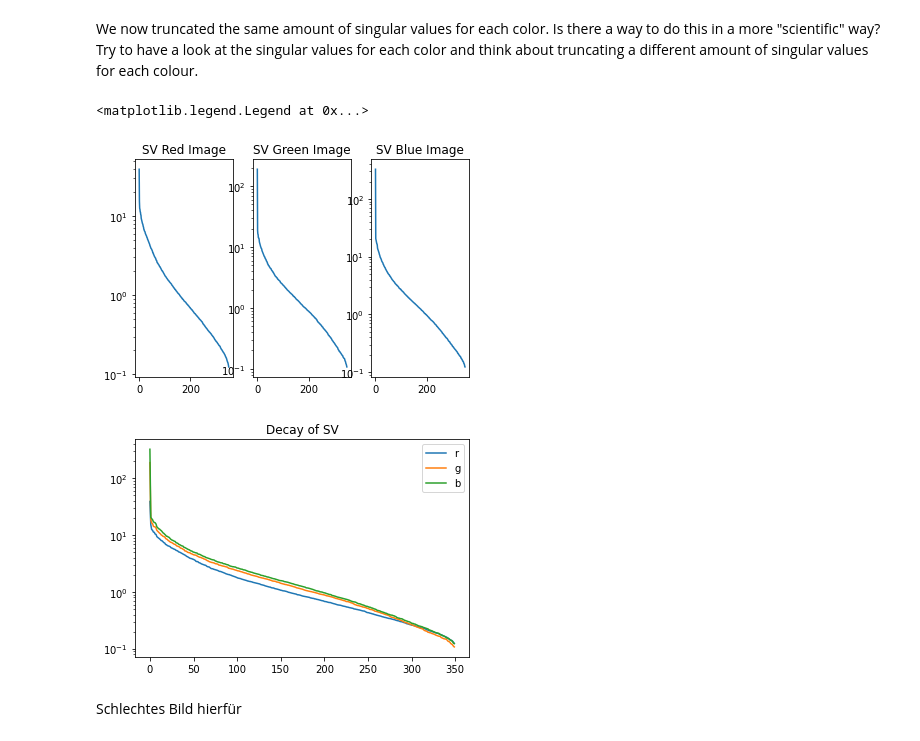
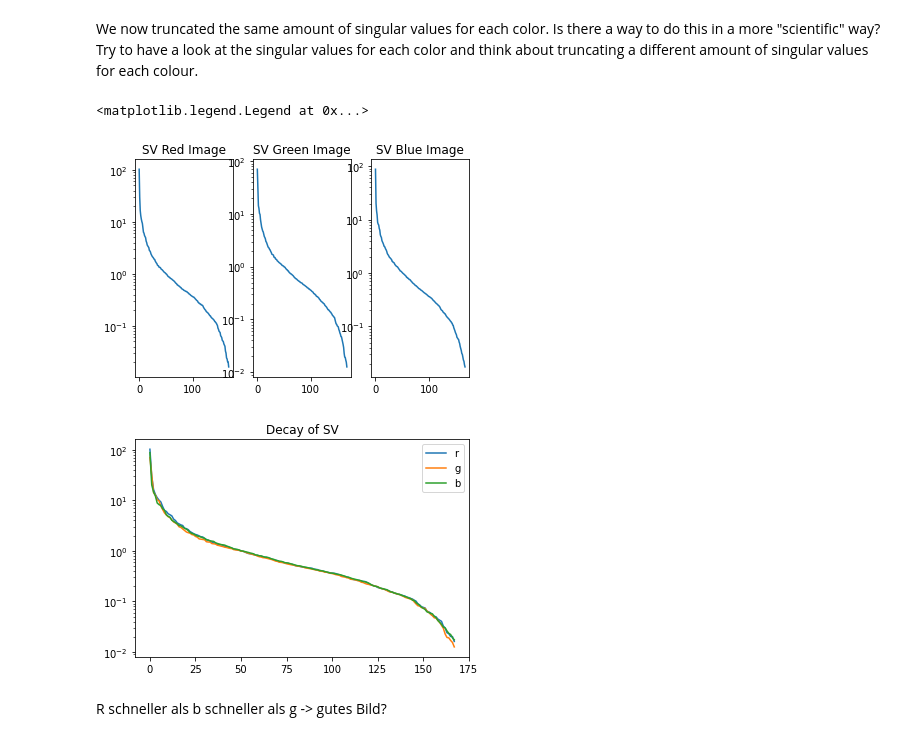
Before and after one commit to Saamuu/DataLab, a Jupyter notebook: DataLab/ImageCompression.ipynb, the cells around one changed output. Saved outputs shown, nothing was run; the diff lists cells and outputs as text; code cells hidden in the pictures.

```diff
--- a/DataLab/ImageCompression.ipynb
+++ b/DataLab/ImageCompression.ipynb
@@ -51,20 +51,16 @@ For the compression we will use a grayscale picture of Angela Merkel. <br>
 To work with the image we must first load the image and put it in a format we can work with. As a first step you should have a look at the imread-function from matplotlib.pyplot (matplotlib.org might help). We will use this function to load the image. This means that we have to know exactly what format the picture has after loading it so we can work with it properly. The function shape() from numpy might help to understand the format.
 # %%
 def im2double(im):
-    #transform the values in A to the interval (0,1)
-    #What happens if we dont do that? Nothing visible, just transform the matrix to float-values instead of int8
     info = np.iinfo(im.dtype)
-    scale = info.max
-    im = im.astype(float)/scale
-    return im, scale
+    return im.astype(float)/info.max
 
 
 # grayscale image (is still saved with 3 channels so I take the first one)
-img = plt.imread("Merkel.jpg")[:,:,0]
-plt.imshow(img)
-print(np.shape(plt.imread("Merkel.jpg")))
-print(plt.imread("Merkel.jpg")[:,:,0])
+img = plt.imread("gauss3.jpg")[:,:,0]
+fig,axs = plt.subplots()
+axs.imshow(img)
 #The format is (M,N,3) -> RGB image, how do we get the greyscale?
 #Just use one of the RGB images
-gray_channel, scale = im2double(img)
+gray_channel = im2double(img)
+print(np.shape(gray_channel))
 # %% [output]
@@ -282,31 +282,31 @@ plt.show()
 # %% [markdown]
 We now truncated the same amount of singular values for each color. Is there a way to do this in a more "scientific" way? Try to have a look at the singular values for each color and think about truncating a different amount of singular values for each colour.
 # %%
-fig6 = plt.figure()
-plt.subplot(1,3,1)
-plt.semilogy(r_S)
-plt.title(f"SV Red Image")
-plt.subplot(1,3,2)
-plt.semilogy(g_S)
-plt.title(f"SV Green Image")
-plt.subplot(1,3,3)
-plt.semilogy(b_S)
-plt.title(f"SV Blue Image")
+fig,axs = plt.subplots(1,3)
+
+axs[0].semilogy(r_S)
+axs[0].set_title(f"SV Red Image")
+
+axs[1].semilogy(g_S)
+axs[1].set_title(f"SV Green Image")
+
+axs[2].semilogy(b_S)
+axs[2].set_title(f"SV Blue Image")
 
 
 
-fig5 = plt.figure()
+fig,axs = plt.subplots()
 
 
-plt.semilogy(r_S)
-plt.semilogy(g_S)
-plt.semilogy(b_S)
+axs.semilogy(r_S)
+axs.semilogy(g_S)
+axs.semilogy(b_S)
 
-plt.title("Decay of SV")
-plt.legend(['r', 'g', 'b'])
+axs.set_title("Decay of SV")
+axs.legend(['r', 'g', 'b'])
 # %% [output]
 <matplotlib.legend.Legend at 0x...>
-[figure, old version]
+[figure, new version]
-[figure, old version]
+[figure, new version]
 # %% [markdown]
-Schlechtes Bild hierfür
+R schneller als b schneller als g -> gutes Bild?
```
Also changed, not shown: parts of 7 cells of this notebook.
